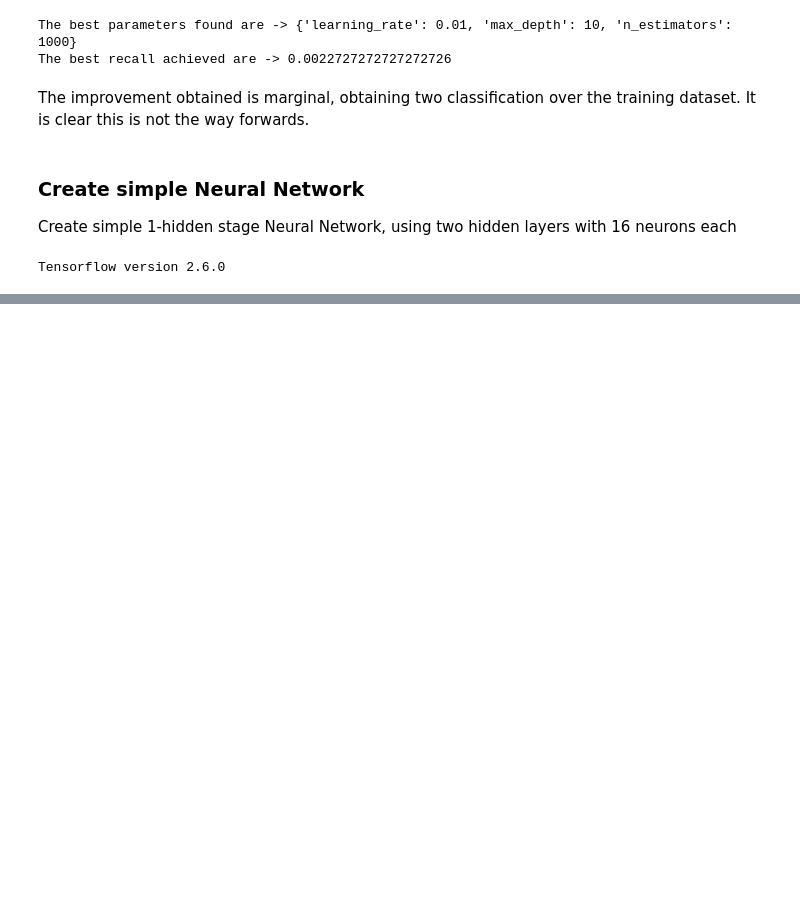
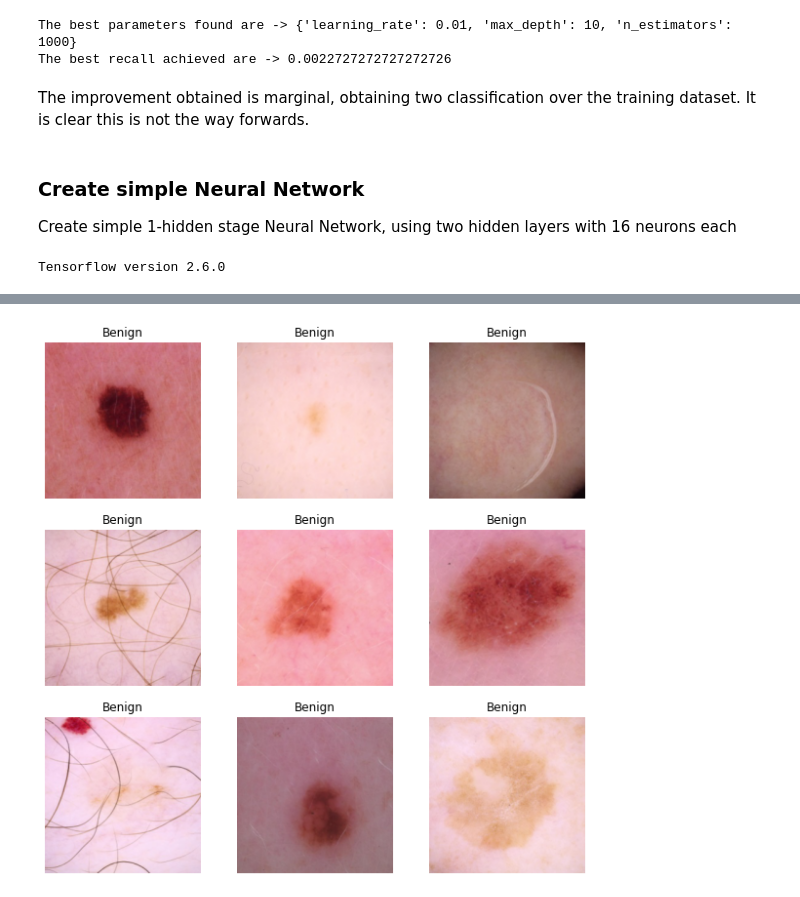
Before and after one commit to mcachosoblechero/MelanomaDetection, a Jupyter notebook: Explore/2. Model Development.ipynb, the cells around one changed output, grey strips where cells are left out. Cells and saved outputs as stored; diff of their text form; code cells hidden in the pictures; blank space fills up the shorter version.

```diff
--- a/Explore/2. Model Development.ipynb
+++ b/Explore/2. Model Development.ipynb
@@ -354,0 +500,16 @@ The bias on this model towards the minority class is even higher. I will move no
+# %%
+# Define datasets locations
+input_jpeg_train = 'Datasets/jpeg/train_256'
+img_label_df = md_train.target.sort_index()
+filenames = md_train.index + '.jpg'
+# %%
+# Extract information from all images
+images = []
+labels = []
+for file in input_jpeg_train:
+    a, b = parse_image(file, img_label_df)
+    images.append(a)
+    labels.append(b)
+
+# Load information inside a dataset - SUPER RAM Consuming > 46GB - Fit in computer but impossible to run in cloud
+img_dataset = tf.data.Dataset.from_tensor_slices((images, labels))
@@ -354,0 +599,8 @@ The bias on this model towards the minority class is even higher. I will move no
+# %%
+# Check that the classes are OK
+class_names = img_train_ds.class_names
+print(class_names)
+for image_batch, labels_batch in img_train_ds:
+  print(image_batch.shape)
+  print(labels_batch.shape)
+  break
@@ -354,0 +612,13 @@ The bias on this model towards the minority class is even higher. I will move no
+# %%
+import matplotlib.pyplot as plt
+
+# Plot some example images
+plt.figure(figsize=(10, 10))
+for images, labels in img_train_ds.take(1):
+  for i in range(9):
+    ax = plt.subplot(3, 3, i + 1)
+    plt.imshow(images[i].numpy().astype("uint8"))
+    plt.title(class_names[int(labels[i])])
+    plt.axis("off")
+# %% [output]
+[figure, added]
```
Also changed, not shown: parts of 28 cells of this notebook.
